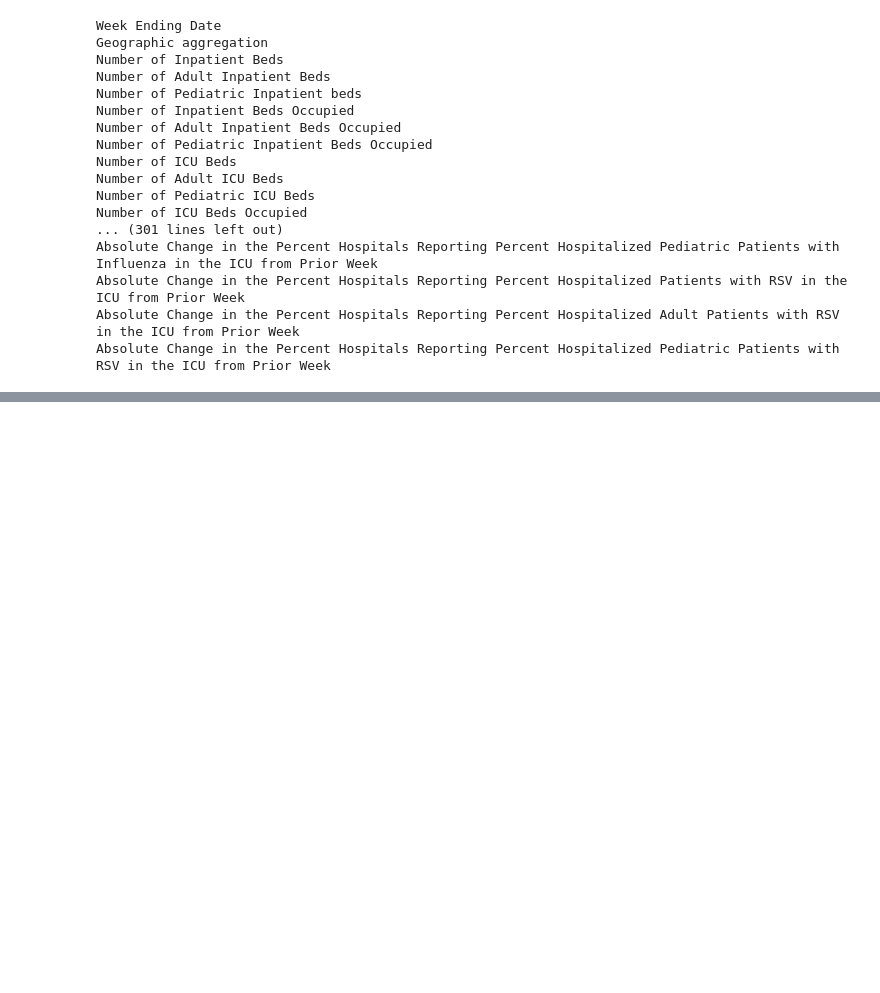
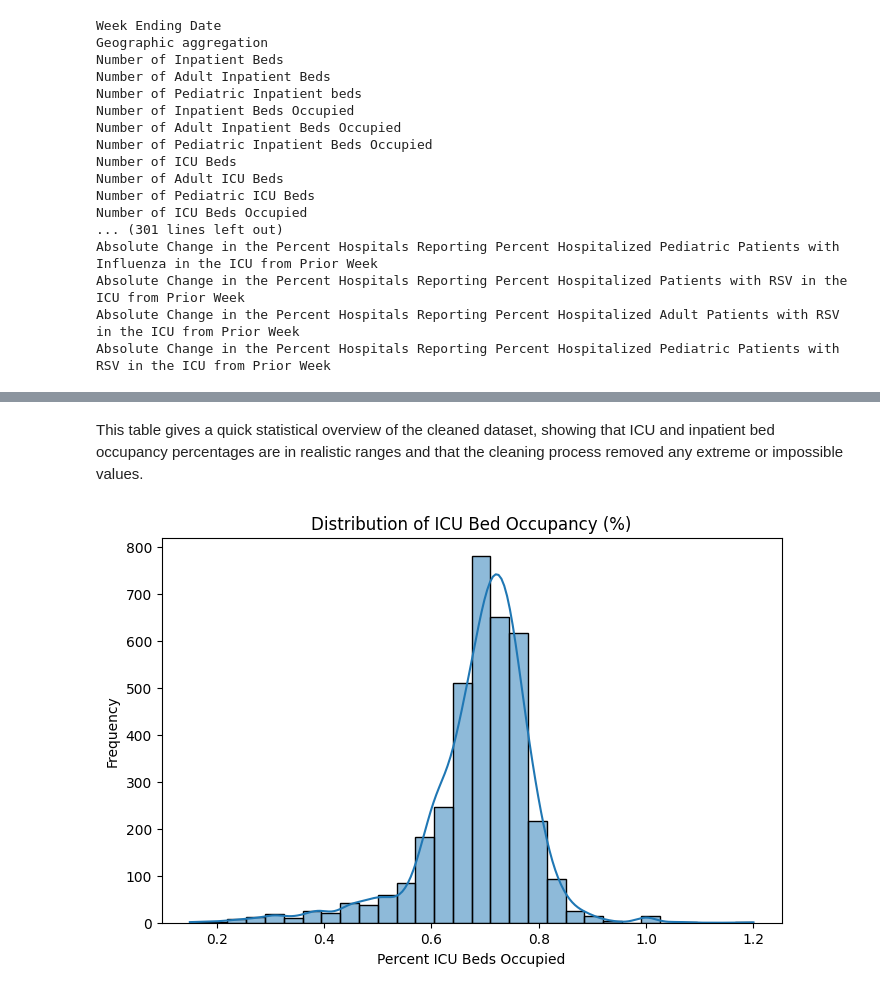
Before and after one commit to ChaimaBSlima/CareForHospitals-FinalProject-, a Jupyter notebook: notebooks/icu_project.ipynb, the cells around one changed output, grey strips where cells are left out. Saved outputs shown, nothing was run; the diff lists cells and outputs as text; code cells hidden in the pictures; blank space fills up the shorter version.

```diff
--- a/notebooks/icu_project.ipynb
+++ b/notebooks/icu_project.ipynb
@@ -54,5 +62,5 @@ from sklearn.ensemble import RandomForestRegressor, RandomForestClassifier
 # %%
-df = pd.read_csv("../data/Weekly_HospitaWeekly_Hospital_Respiratory_Data.csv")
+df = pd.read_csv("../data/raw/Weekly_HospitaWeekly_Hospital_Respiratory_Data.csv")
 df.head()
 # %% [output]
 |  | Week Ending Date | Geographic aggregation | Number of Inpatient Beds | Number of Adult Inpatient Beds | ... |
@@ -108,0 +129,3 @@ KeyError: "['Percent of Inpatient Beds Occupied', 'Percent of Adult ICU Beds Occ
+# %%
+df_clean["Week Ending Date"] = pd.to_datetime(df_clean["Week Ending Date"])
+df_clean = df_clean.sort_values(["Geographic aggregation", "Week Ending Date"])
@@ -108,0 +136,3 @@ KeyError: "['Percent of Inpatient Beds Occupied', 'Percent of Adult ICU Beds Occ
+# %%
+df_clean.isna().sum().sort_values(ascending=False).head(15)
+df_clean = df_clean.dropna()
@@ -108,0 +142,10 @@ KeyError: "['Percent of Inpatient Beds Occupied', 'Percent of Adult ICU Beds Occ
+# %%
+df_clean["icu_pct_last_week"] = (
+    df_clean.groupby("Geographic aggregation")["Percent ICU Beds Occupied"].shift(1)
+)
+
+df_clean["inpatient_pct_last_week"] = (
+    df_clean.groupby("Geographic aggregation")["Percent Inpatient Beds Occupied"].shift(1)
+)
+
+df_clean = df_clean.dropna()
@@ -108,0 +284,14 @@ KeyError: "['Percent of Inpatient Beds Occupied', 'Percent of Adult ICU Beds Occ
+# %% [markdown]
+This table gives a quick statistical overview of the cleaned dataset, showing that ICU and inpatient bed occupancy percentages are in realistic ranges and that the cleaning process removed any extreme or impossible values.
+# %%
+import matplotlib.pyplot as plt
+import seaborn as sns
+
+plt.figure(figsize=(8,5))
+sns.histplot(df_clean["Percent ICU Beds Occupied"], bins=30, kde=True)
+plt.title("Distribution of ICU Bed Occupancy (%)")
+plt.xlabel("Percent ICU Beds Occupied")
+plt.ylabel("Frequency")
+plt.show()
+# %% [output]
+[figure, added]
```
Also changed, not shown: parts of 51 cells of this notebook.
